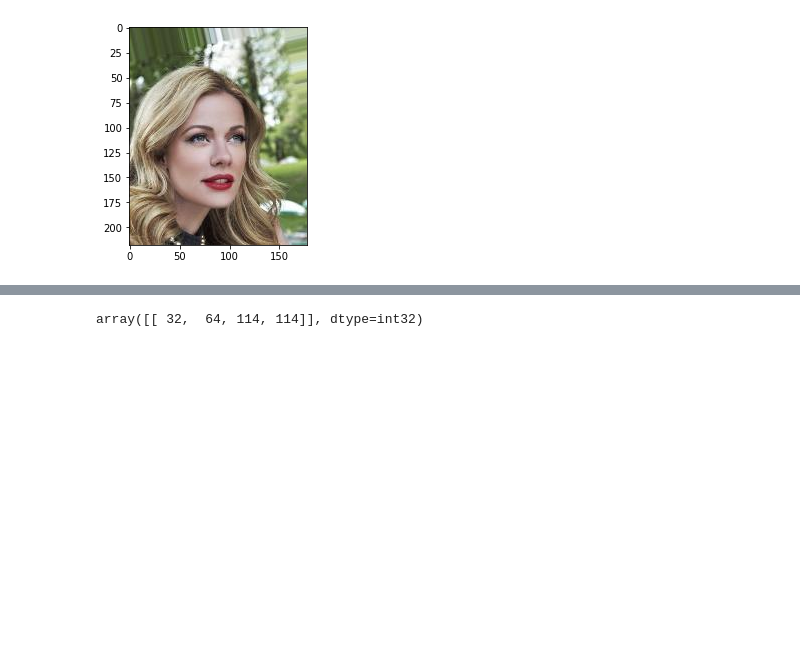
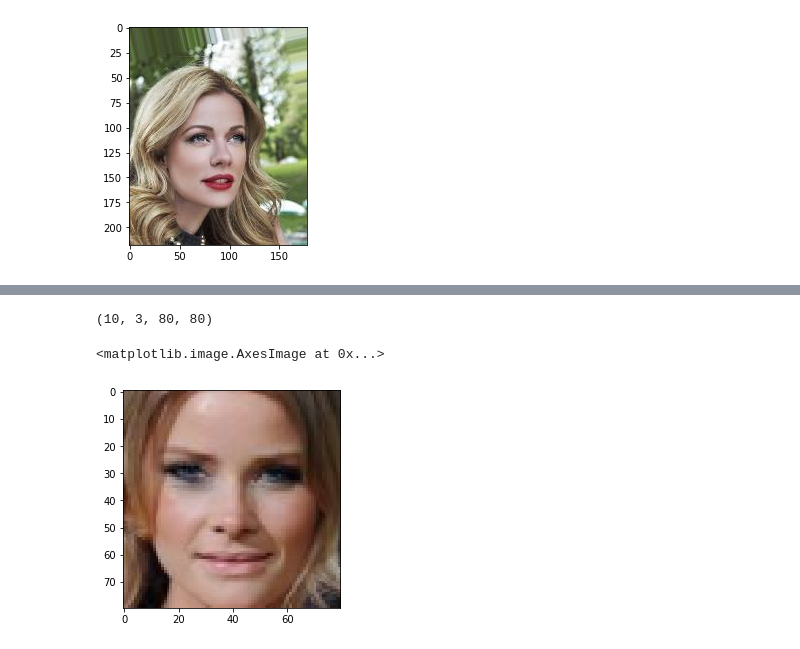
Before and after one commit to ChirathPansilu/1-D-GAN-From-Scratch, a Jupyter notebook: GANs/CelebA DCGAN/CelebA DCGAN 2.0.ipynb, the cells around one changed output, grey strips where cells are left out. Saved outputs shown, nothing was run; the diff lists cells and outputs as text; code cells hidden in the pictures; blank space fills up the shorter version.

```diff
--- a/GANs/CelebA DCGAN/CelebA DCGAN 2.0.ipynb
+++ b/GANs/CelebA DCGAN/CelebA DCGAN 2.0.ipynb
@@ -73,10 +80,33 @@ extract_face(load_image(directory+imgs_list[3]))
-# %%
-face_cascade = cv2.CascadeClassifier('haarcascades/haarcascade_frontalface_alt.xml')
-
-gray = cv2.cvtColor(load_image(directory+imgs_list[4]), cv2.COLOR_RGB2GRAY)
-
-faces = face_cascade.detectMultiScale(gray)
-# %%
-faces
-# %% [output]
-array([[ 32,  64, 114, 114]], dtype=int32)
+# %%
+def load_faces(directory, imgs_list, n_faces):
+
+    faces = list()
+
+    for img_name in imgs_list:
+        full_image = load_image(directory+img_name)
+        face_img = extract_face(full_image)
+
+        if face_img is None:
+            continue
+
+        #convert image to have shape (channel, height, weight) #this order is needed by PyTorch
+        face_img = np.transpose(face_img, (2,0,1))
+        faces.append(face_img)
+
+        if len(faces) >= n_faces:
+            break
+
+    faces = np.asarray(faces)
+
+    return faces  #return an array with cropped face images  in shape (n_images, channel, height, width)
+# %%
+test_faces = load_faces(directory, imgs_list, 10)
+# %%
+test_faces.shape
+# %% [output]
+(10, 3, 80, 80)
+# %%
+plt.imshow(np.transpose(test_faces[7], (1,2,0)))
+# %% [output]
+<matplotlib.image.AxesImage at 0x...>
+[figure, added]
```
Also changed, not shown: parts of 5 cells of this notebook.
